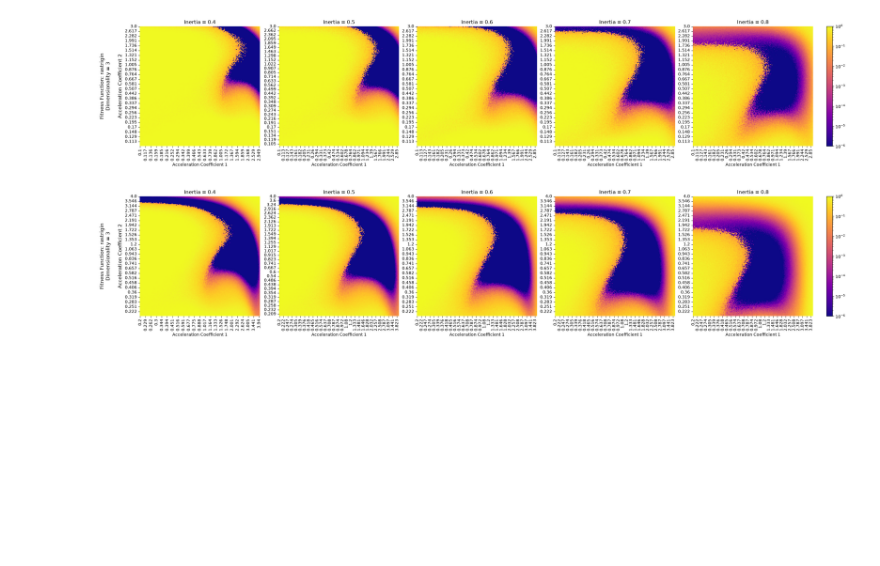
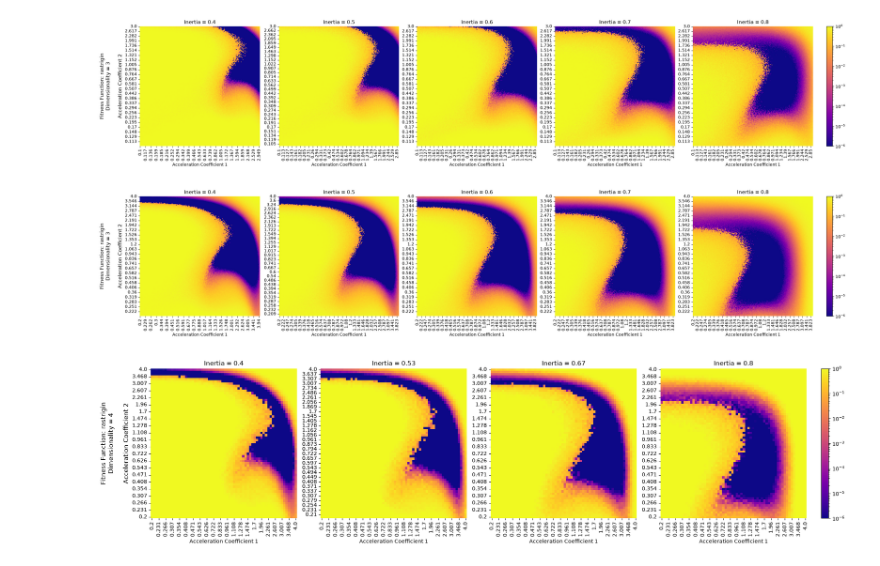
Before and after one commit to JestemPawlem/MetaheuristicsOptimization, a Jupyter notebook: scripts/testing_pso.ipynb, the cells around one changed output. Saved outputs shown, nothing was run; the diff lists cells and outputs as text; code cells hidden in the pictures; blank space fills up the shorter version.

```diff
--- a/scripts/testing_pso.ipynb
+++ b/scripts/testing_pso.ipynb
@@ -98,3 +98,8 @@ show_heatmaps('PSO_results_benchmark_20260723_160712')
 show_heatmaps('PSO_results_benchmark_20260723_161357')
 # %% [output]
 [figure]
+# %%
+# 4 dims
+show_heatmaps('PSO_results_benchmark_20260727_182326')
+# %% [output]
+[figure, added]
```
Also changed, not shown: 2 other files.
